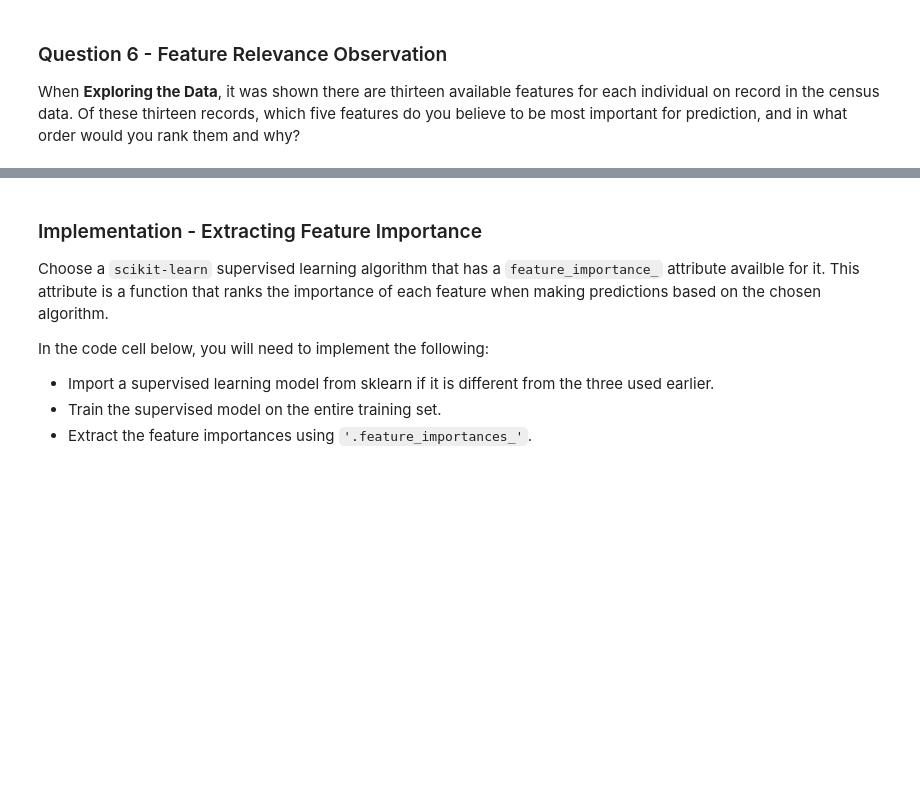
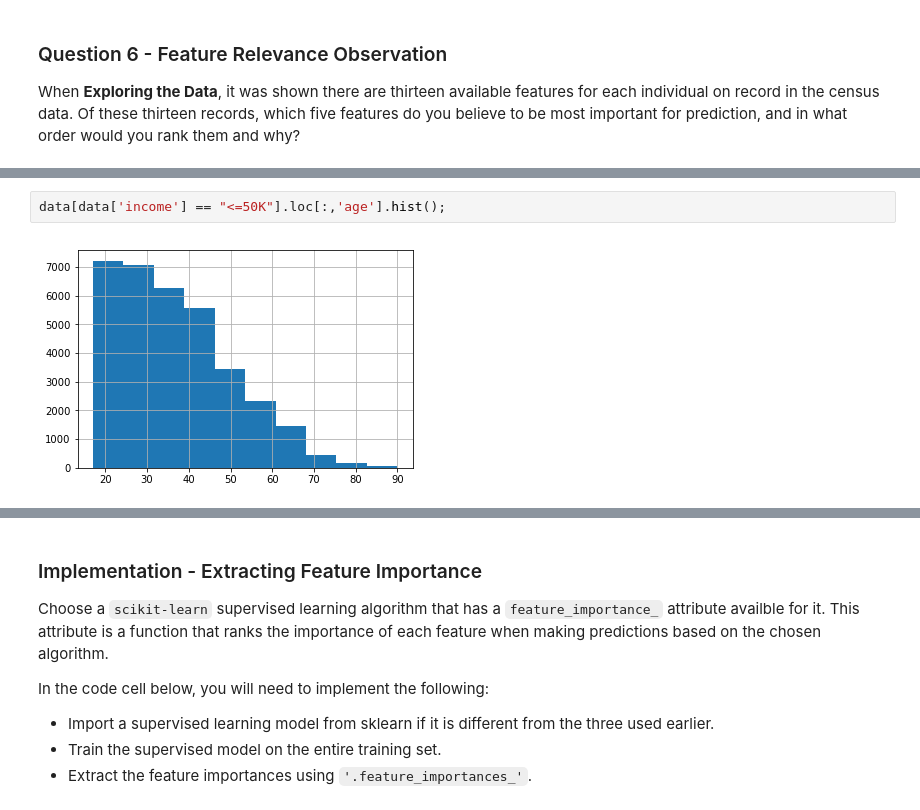
Before and after one commit to palpen/udacity_ml_engineer_projects, a Jupyter notebook: finding_donors/finding_donors.ipynb, the cells around one changed output, grey strips where cells are left out. Cells and saved outputs as stored; diff of their text form; blank space fills up the shorter version.

```diff
--- a/finding_donors/finding_donors.ipynb
+++ b/finding_donors/finding_donors.ipynb
@@ -575,0 +678,4 @@ age, education, occupation, sex, capital gain
+# %%
+data[data['income'] == "<=50K"].loc[:,'age'].hist();
+# %% [output]
+[figure, added]
```
Also changed, not shown: parts of 18 cells of this notebook.
